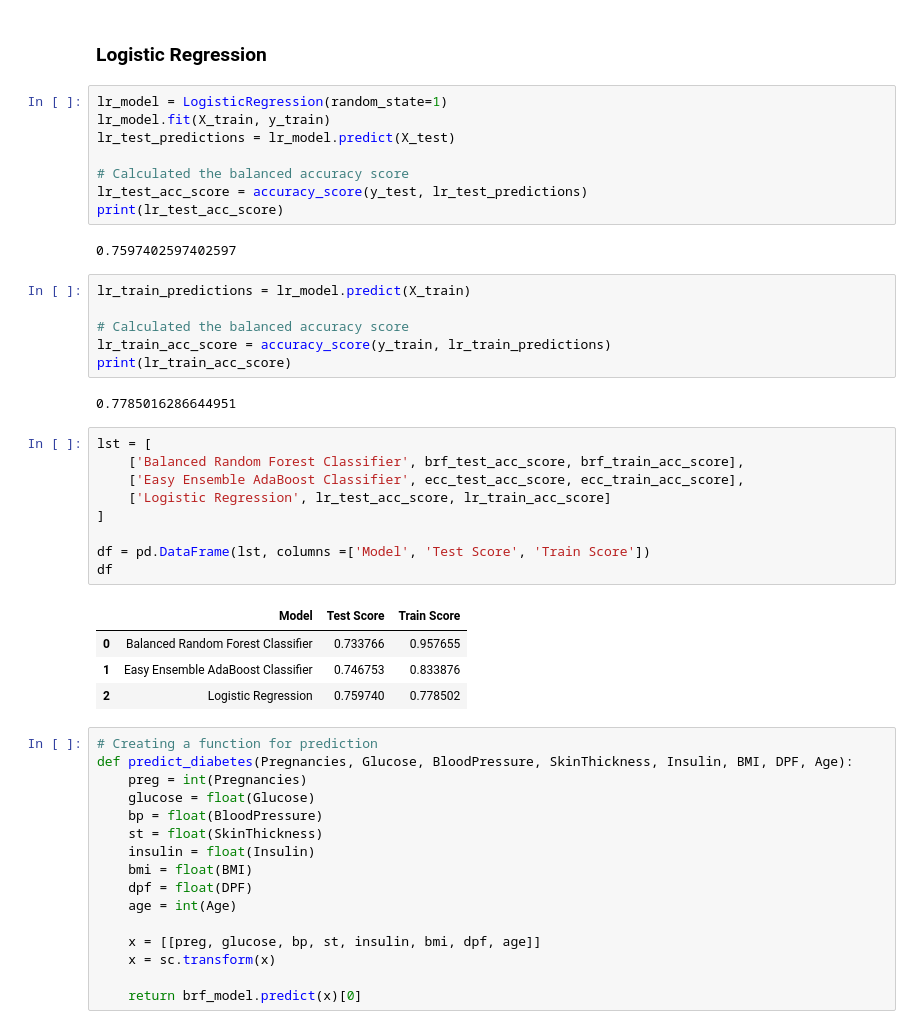
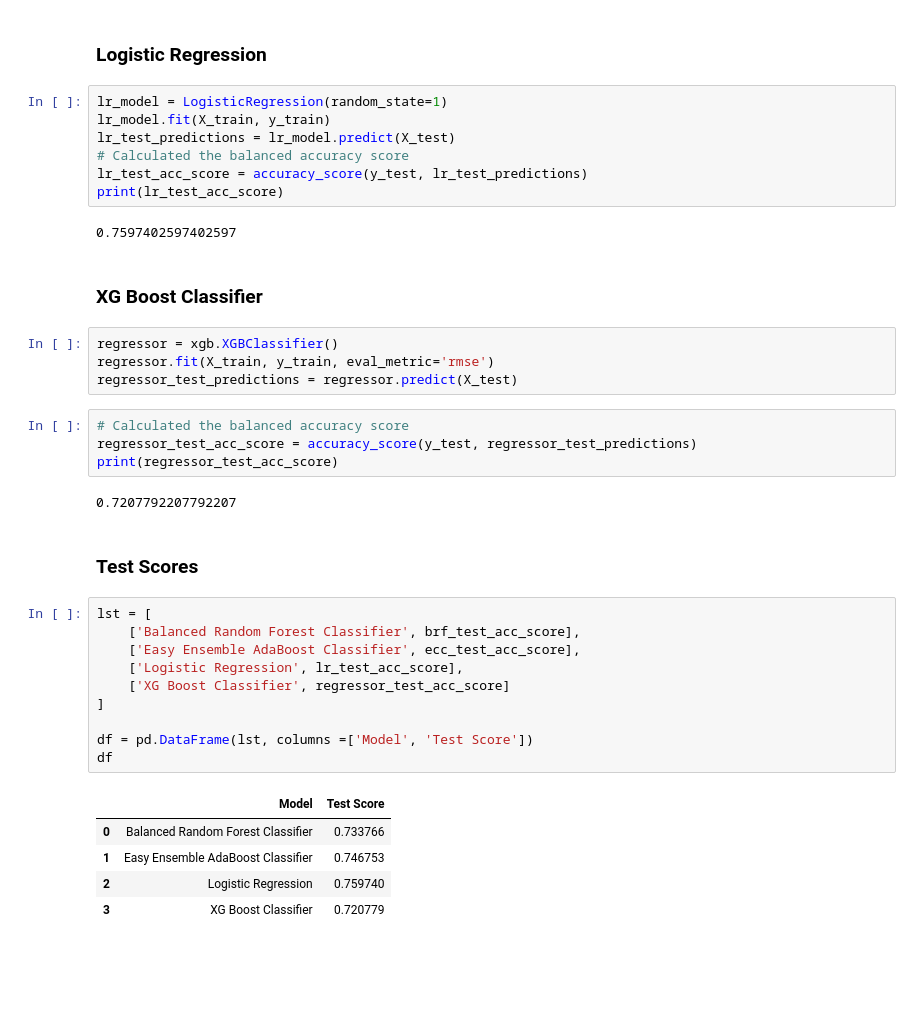
Before and after one commit to salojkg/FireCracker-FinalProject, a Jupyter notebook: machine_learning.ipynb, the cells around one changed output. Saved outputs shown, nothing was run; the diff lists cells and outputs as text; blank space fills up the shorter version.

Commit message:
Model Evaluation

```diff
--- a/machine_learning.ipynb
+++ b/machine_learning.ipynb
@@ -92,47 +83,38 @@ print(ecc_train_acc_score)
 lr_model = LogisticRegression(random_state=1)
 lr_model.fit(X_train, y_train)
 lr_test_predictions = lr_model.predict(X_test)
-
 # Calculated the balanced accuracy score
 lr_test_acc_score = accuracy_score(y_test, lr_test_predictions)
 print(lr_test_acc_score)
 # %% [output]
 0.7597402597402597
-# %%
-lr_train_predictions = lr_model.predict(X_train)
-
-# Calculated the balanced accuracy score
-lr_train_acc_score = accuracy_score(y_train, lr_train_predictions)
-print(lr_train_acc_score)
-# %% [output]
-0.7785016286644951
+# %% [markdown]
+### XG Boost Classifier
+# %%
+regressor = xgb.XGBClassifier()
+regressor.fit(X_train, y_train, eval_metric='rmse')
+regressor_test_predictions = regressor.predict(X_test)
+# %%
+# Calculated the balanced accuracy score
+regressor_test_acc_score = accuracy_score(y_test, regressor_test_predictions)
+print(regressor_test_acc_score)
+# %% [output]
+0.7207792207792207
+# %% [markdown]
+### Test Scores
 # %%
 lst = [
-    ['Balanced Random Forest Classifier', brf_test_acc_score, brf_train_acc_score],
-    ['Easy Ensemble AdaBoost Classifier', ecc_test_acc_score, ecc_train_acc_score],
-    ['Logistic Regression', lr_test_acc_score, lr_train_acc_score]
+    ['Balanced Random Forest Classifier', brf_test_acc_score],
+    ['Easy Ensemble AdaBoost Classifier', ecc_test_acc_score],
+    ['Logistic Regression', lr_test_acc_score],
+    ['XG Boost Classifier', regressor_test_acc_score]
 ]
 
-df = pd.DataFrame(lst, columns =['Model', 'Test Score', 'Train Score'])
+df = pd.DataFrame(lst, columns =['Model', 'Test Score'])
 df
 # %% [output]
-|  | Model | Test Score | Train Score |
-| 0 | Balanced Random Forest Classifier | 0.733766 | 0.957655 |
-| 1 | Easy Ensemble AdaBoost Classifier | 0.746753 | 0.833876 |
-| 2 | Logistic Regression | 0.759740 | 0.778502 |
+|  | Model | Test Score |
+| 0 | Balanced Random Forest Classifier | 0.733766 |
+| 1 | Easy Ensemble AdaBoost Classifier | 0.746753 |
+| 2 | Logistic Regression | 0.759740 |
+| 3 | XG Boost Classifier | 0.720779 |
-# %%
-# Creating a function for prediction
-def predict_diabetes(Pregnancies, Glucose, BloodPressure, SkinThickness, Insulin, BMI, DPF, Age):
-    preg = int(Pregnancies)
-    glucose = float(Glucose)
-    bp = float(BloodPressure)
-    st = float(SkinThickness)
-    insulin = float(Insulin)
-    bmi = float(BMI)
-    dpf = float(DPF)
-    age = int(Age)
-
-    x = [[preg, glucose, bp, st, insulin, bmi, dpf, age]]
-    x = sc.transform(x)
-
-    return brf_model.predict(x)[0]
```
Also changed, not shown: parts of 25 cells of this notebook.
